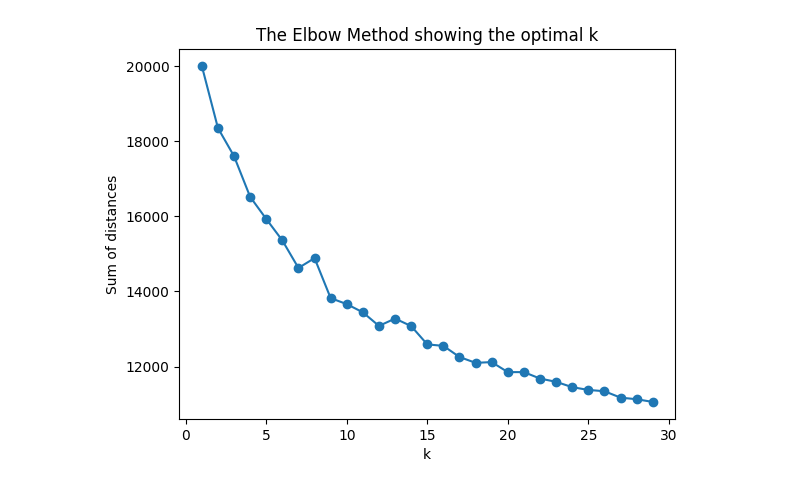
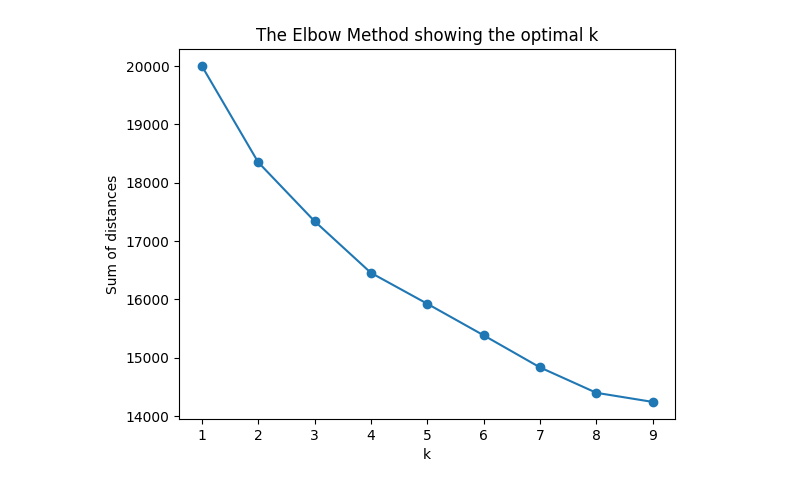
Before and after one commit to fadeeva/MLDL_plgrnd, a Jupyter notebook: Clusters/01_KMeans.ipynb, the cells around one changed output. Saved outputs shown, nothing was run; the diff lists cells and outputs as text; code cells hidden in the pictures.

```diff
--- a/Clusters/01_KMeans.ipynb
+++ b/Clusters/01_KMeans.ipynb
@@ -13,18 +15,15 @@ import matplotlib.pyplot as plt
 # %%
 from ucimlrepo import fetch_ucirepo
 
-# fetch dataset
-statlog_german_credit_data = fetch_ucirepo(id=144)
+def get_data_from_uci(id=144):
+    statlog_german_credit_data = fetch_ucirepo(id=144)
 
-# data (as pandas dataframes)
-X = statlog_german_credit_data.data.features
-y = statlog_german_credit_data.data.targets
+    X = statlog_german_credit_data.data.features
+    y = statlog_german_credit_data.data.targets
 
-# # metadata
-# print(statlog_german_credit_data.metadata)
+    return X, y
 
-# # variable information
-# print(statlog_german_credit_data.variables)
+X, y = get_data_from_uci(144)
 # %%
 X.head()
 # %% [output]
@@ -72,13 +58,17 @@ df = norm.transform(X)
 # %%
-K = range(1, 30)
+norm = StandardScaler()
+norm.fit(X)
+df = norm.transform(X)
+
+K = range(1, 10)
 models = [KMeans(n_clusters=k).fit(df) for k in K]
 dist = [model.inertia_ for model in models]
 
 # Plot the elbow
 plt.plot(K, dist, marker='o')
 plt.xlabel('k')
 plt.ylabel('Sum of distances')
 plt.title('The Elbow Method showing the optimal k')
 plt.show()
 # %% [output]
-[figure, old version]
+[figure, new version]
```
Also changed, not shown: parts of 11 cells of this notebook.
